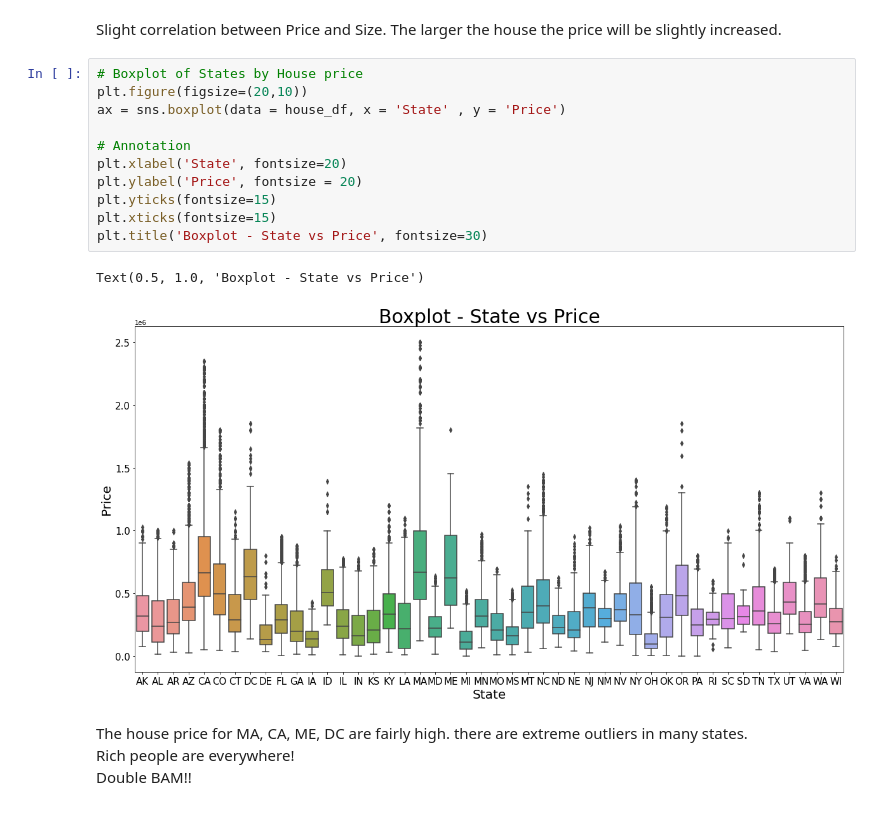
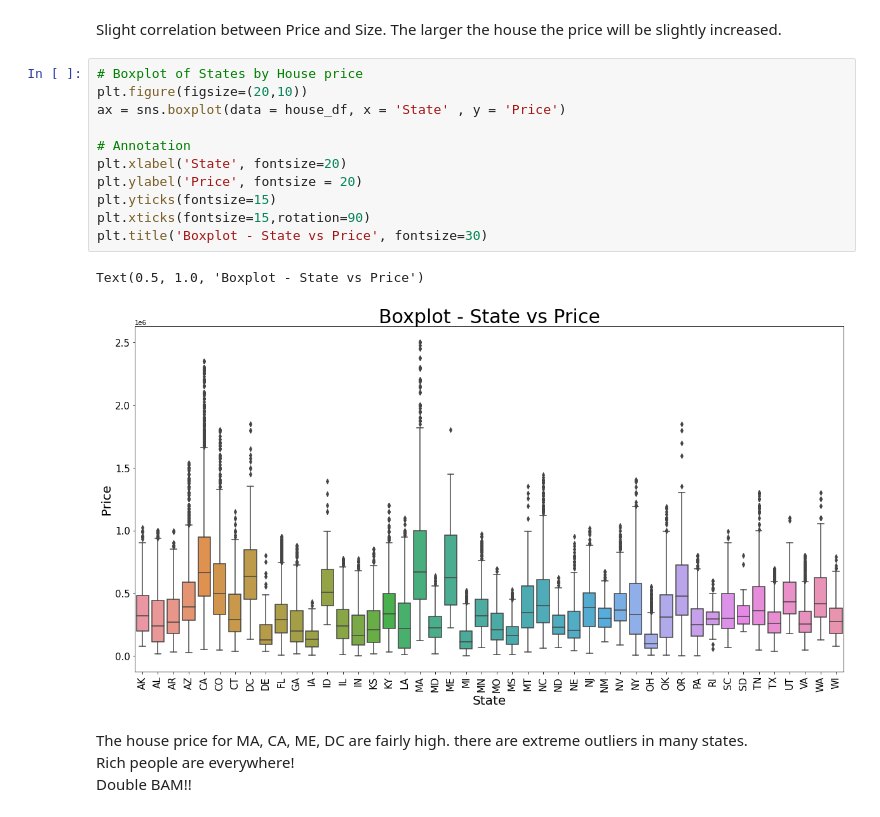
Before and after one commit to StockJanitor/CIS41_Project, a Jupyter notebook: CIS41_Project.ipynb, the cells around one changed output. Cells and saved outputs as stored; diff of their text form.

```diff
--- a/CIS41_Project.ipynb
+++ b/CIS41_Project.ipynb
@@ -929,17 +929,17 @@ Slight correlation between Price and Size. The larger the house the price will b
 # %%
 # Boxplot of States by House price
 plt.figure(figsize=(20,10))
 ax = sns.boxplot(data = house_df, x = 'State' , y = 'Price')
 
 # Annotation
 plt.xlabel('State', fontsize=20)
 plt.ylabel('Price', fontsize = 20)
 plt.yticks(fontsize=15)
-plt.xticks(fontsize=15)
+plt.xticks(fontsize=15,rotation=90)
 plt.title('Boxplot - State vs Price', fontsize=30)
 # %% [output]
 Text(0.5, 1.0, 'Boxplot - State vs Price')
-[figure, old version]
+[figure, new version]
 # %% [markdown]
 The house price for MA, CA, ME, DC are fairly high. there are extreme outliers in many states. <br>Rich people are everywhere! <br>Double BAM!!
 # %%
```
Also changed, not shown: parts of 8 cells of this notebook.
